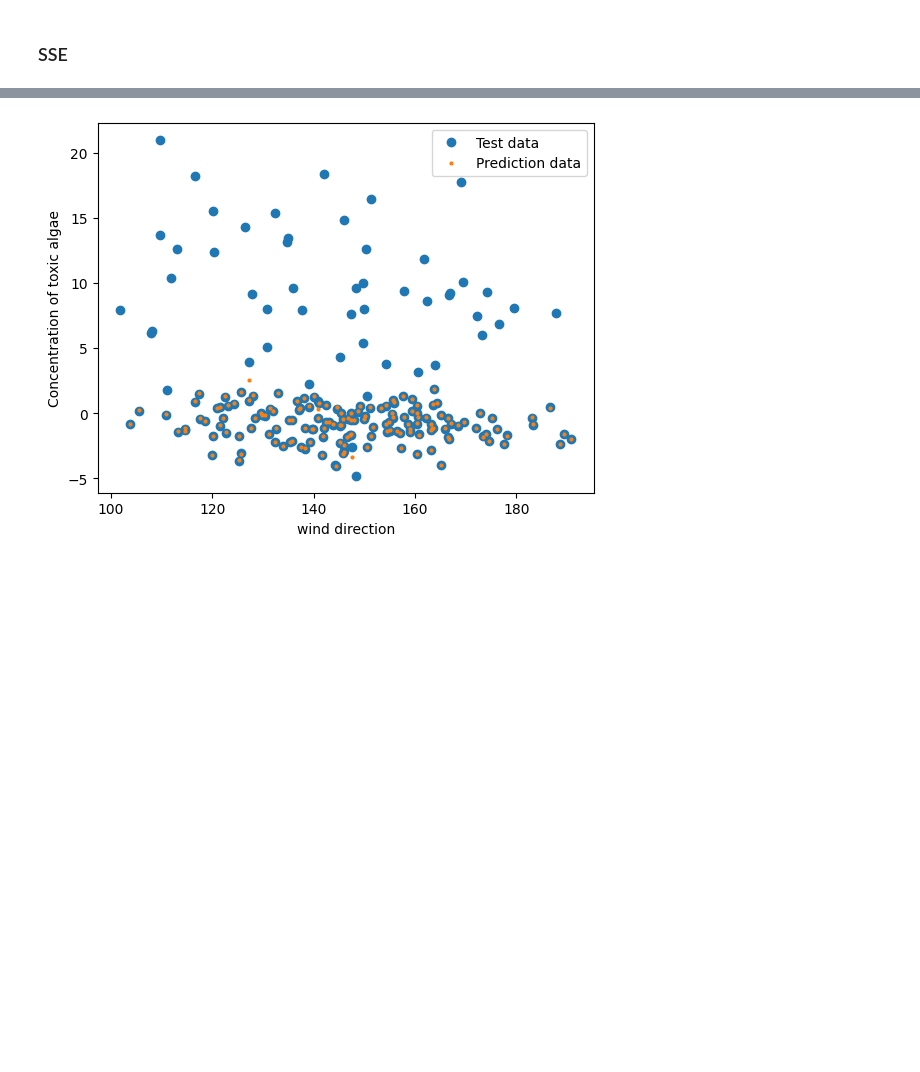
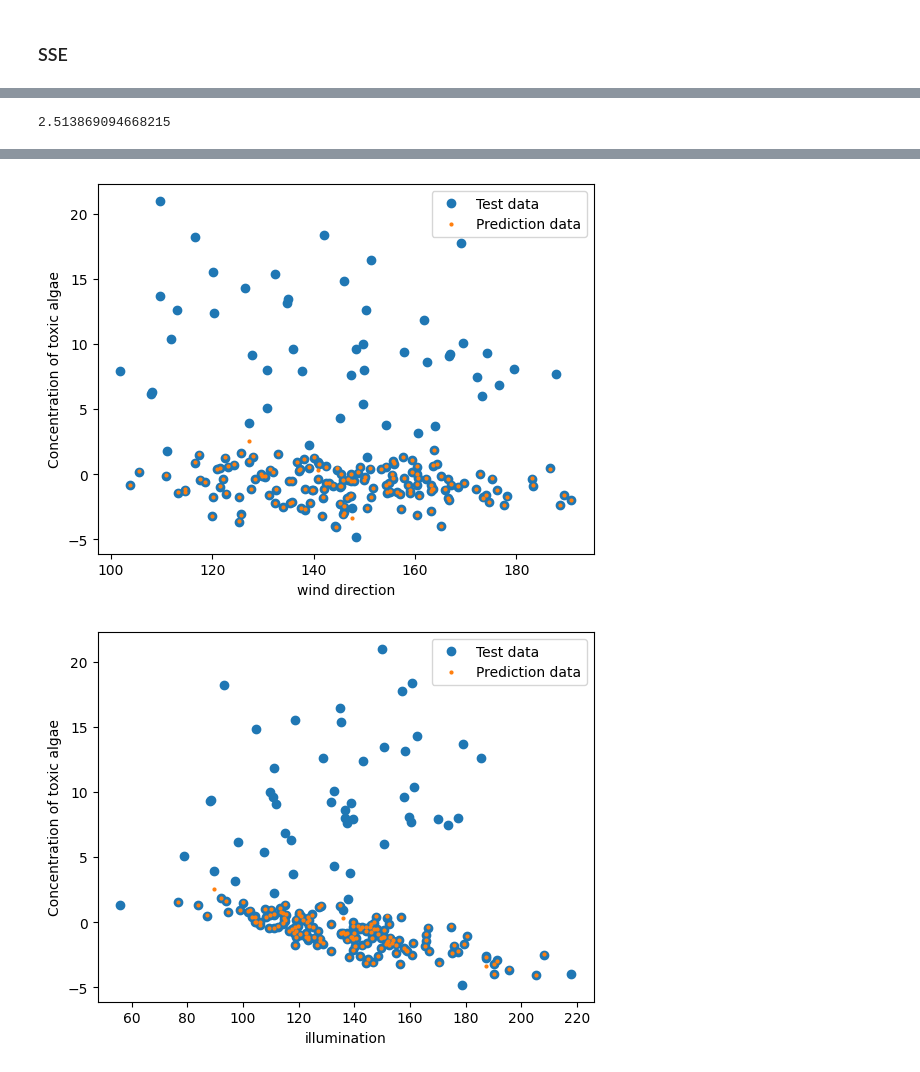
Before and after one commit to tomasmartins77/Machine_Learning_Lab, a Jupyter notebook: pergunta1_parte1/pergunta1_parte1.ipynb, the cells around one changed output, grey strips where cells are left out. Drawn from its saved outputs; the diff is of its cells as text; code cells hidden in the pictures; blank space fills up the shorter version.

```diff
--- a/pergunta1_parte1/pergunta1_parte1.ipynb
+++ b/pergunta1_parte1/pergunta1_parte1.ipynb
@@ -215,13 +215,16 @@ SSE RANSACRegressor:  3.3725517900335835
 # %%
-for i in range(dataX_removed_features.shape[1]):
+print(model_LinearRegression.intercept_)
+for i in range(dataX_no_outliers.shape[1]):
     plot = plt.figure(i)
     plt.plot(dataX[:,i], dataY, 'o')
-    plt.plot(dataX_no_outliers[:,i], predY_Ridge, 'o', markersize=2)
+    plt.plot(dataX_no_outliers[:,i], predY_LinearRegression, 'o', markersize=2)
     plt.xlabel(parameters[i])
     plt.ylabel("Concentration of toxic algae")
     plt.legend(["Test data", "Prediction data"])
 # %% [output]
+2.513869094668215
 [figure]
 [figure]
 [figure]
 [figure]
+[figure, added]
```
Also changed, not shown: parts of 1 cell of this notebook.
